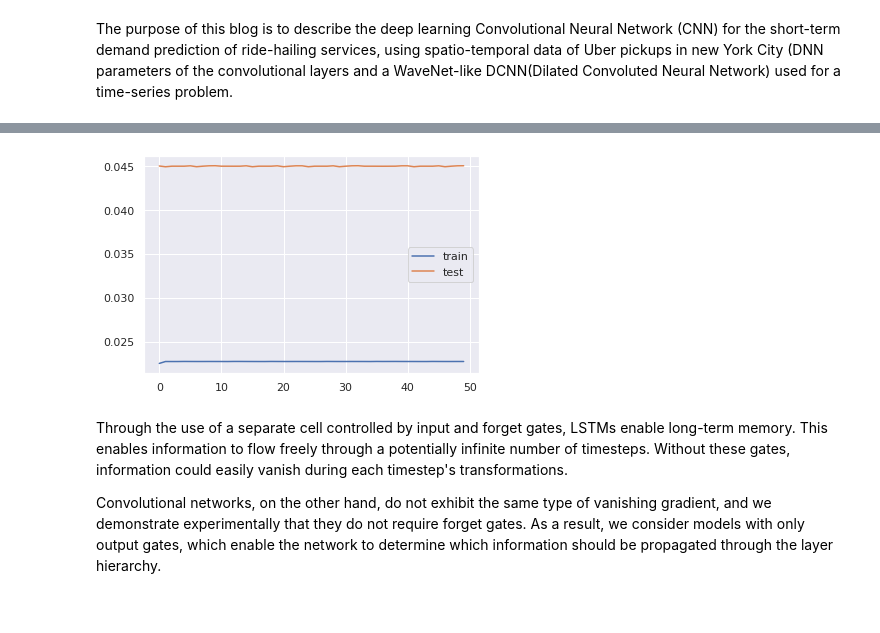
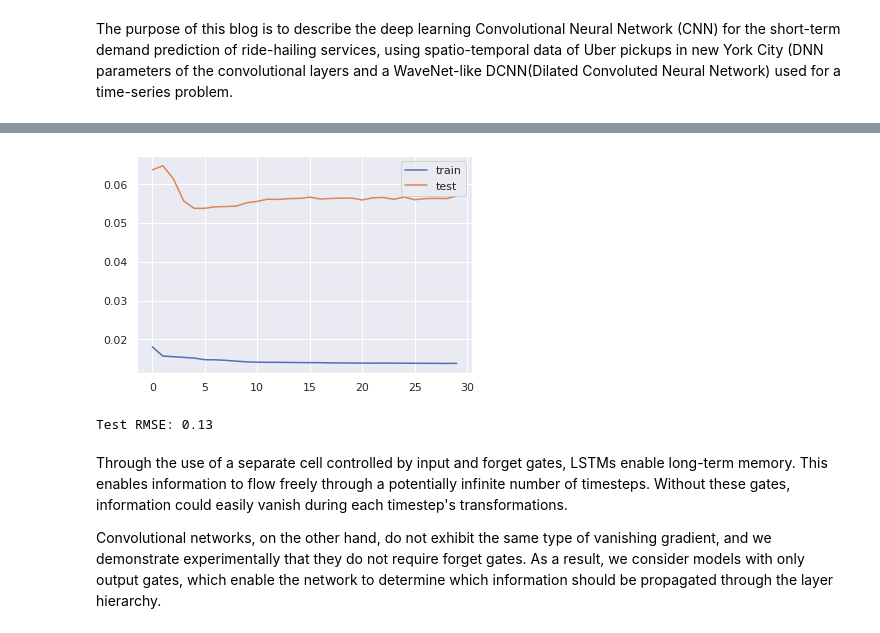
Before and after one commit to long4coventry/Ubernet, a Jupyter notebook: ubernet.ipynb, the cells around one changed output, grey strips where cells are left out. Drawn from its saved outputs; the diff is of its cells as text; code cells hidden in the pictures.

```diff
--- a/ubernet.ipynb
+++ b/ubernet.ipynb
@@ -64,16 +66,17 @@ def series_to_supervised(data, n_in=1, n_out=1, dropnan=True):
 dataset = read_csv('/home/data.csv', header=0, index_col=0)
 values = dataset.values
 # integer encode direction
-encoder = LabelEncoder()
-values[:,4] = encoder.fit_transform(values[:,4])
+# encoder = LabelEncoder()
+# values[:,4] = encoder.fit_transform(values[:,4])
 # ensure all data is float
 values = values.astype('float32')
 # normalize features
 scaler = MinMaxScaler(feature_range=(0, 1))
 scaled = scaler.fit_transform(values)
 # frame as supervised learning
-reframed = series_to_supervised(scaled, 1, 1)
+reframed = series_to_supervised(scaled, 2, 1)
 # drop columns we don't want to predict
-reframed.drop(reframed.columns[[6,7,8]], axis=1, inplace=True)
+# reframed.drop(reframed.columns[[13,14,15]], axis=1, inplace=True)
+print(values)
 print(reframed.head())
 # %% [output]
@@ -92,0 +100,3 @@ print(reframed.head())
+# %%
+
+reframed = reframed[['var1(t-2)', 'var2(t-2)', 'var3(t-2)', 'var4(t-2)', 'var5(t-2)', 'var1(t-1)', 'var2(t-1)', 'var3(t-1)', 'var4(t-1)', 'var5(t-1)',  'var2(t)', 'var3(t)', 'var4(t)', 'var5(t)','var1(t)']]
@@ -97,8 +112,10 @@ n_train_hours = 365 * 24*60
 train = values[:n_train_hours, :]
 test = values[n_train_hours:, :]
 # split into input and outputs
-train_X, train_y = train[:, 1:], train[:, 0]
-test_X, test_y = test[:, 1:], test[:, 0]
+train_X, train_y = train[:,:-1], train[:, -1]
+test_X, test_y = test[:, :-1], test[:, -1]
+print(train_y)
+print(test_X)
 # reshape input to be 3D [samples, timesteps, features]
 train_X = train_X.reshape((train_X.shape[0], 1, train_X.shape[1]))
 test_X = test_X.reshape((test_X.shape[0], 1, test_X.shape[1]))
@@ -119,12 +144,17 @@ from keras.layers.convolutional import MaxPooling1D
 
 # design network
 model = Sequential()
-model.add(LSTM(50, input_shape=(train_X.shape[1], train_X.shape[2])))
-print(train_X.shape[1], train_X.shape[2])
-model.add(Dense(1))
+model.add(LSTM(5, return_sequences=True, input_shape=(train_X.shape[1], train_X.shape[2])))
+# print(train_X.shape[1], train_X.shape[2])
+# model.add(Dense(5,activation ='relu'))
+# model.add(LSTM(5, return_sequences=True))
+# model.add(Dense(5,activation ='relu'))
+# model.add(LSTM(5))
+# model.add(Dense(5,activation ='relu'))
+model.add(Dense(1, activation="tanh"))
 model.compile(loss='mae', optimizer='adam')
 # fit network
-history = model.fit(train_X, train_y, epochs=50, batch_size=72, validation_data=(test_X, test_y), verbose=2, shuffle=False)
+history = model.fit(train_X, train_y, epochs=30, batch_size=128, validation_data=(test_X, test_y), verbose=2, shuffle=False)
 # plot history
 pyplot.plot(history.history['loss'], label='train')
 pyplot.plot(history.history['val_loss'], label='test')
@@ -151,10 +181,13 @@ Epoch 50/50
-[figure, old version]
+[figure, new version]
 # %%
 # make a prediction
 yhat = model.predict(test_X)
+yhat = yhat.reshape(yhat.shape[0])
 # invert scaling for forecast
 rmse = sqrt(mean_squared_error(yhat, test_y))
 print('Test RMSE: %.2f' % rmse)
+# %% [output]
+Test RMSE: 0.13
 # %% [markdown]
 Through the use of a separate cell controlled by input and forget gates, LSTMs enable long-term memory. This enables information to flow freely through a potentially infinite number of timesteps. Without these gates, information could easily vanish during each timestep's transformations.
 
```
Also changed, not shown: parts of 7 cells of this notebook.
